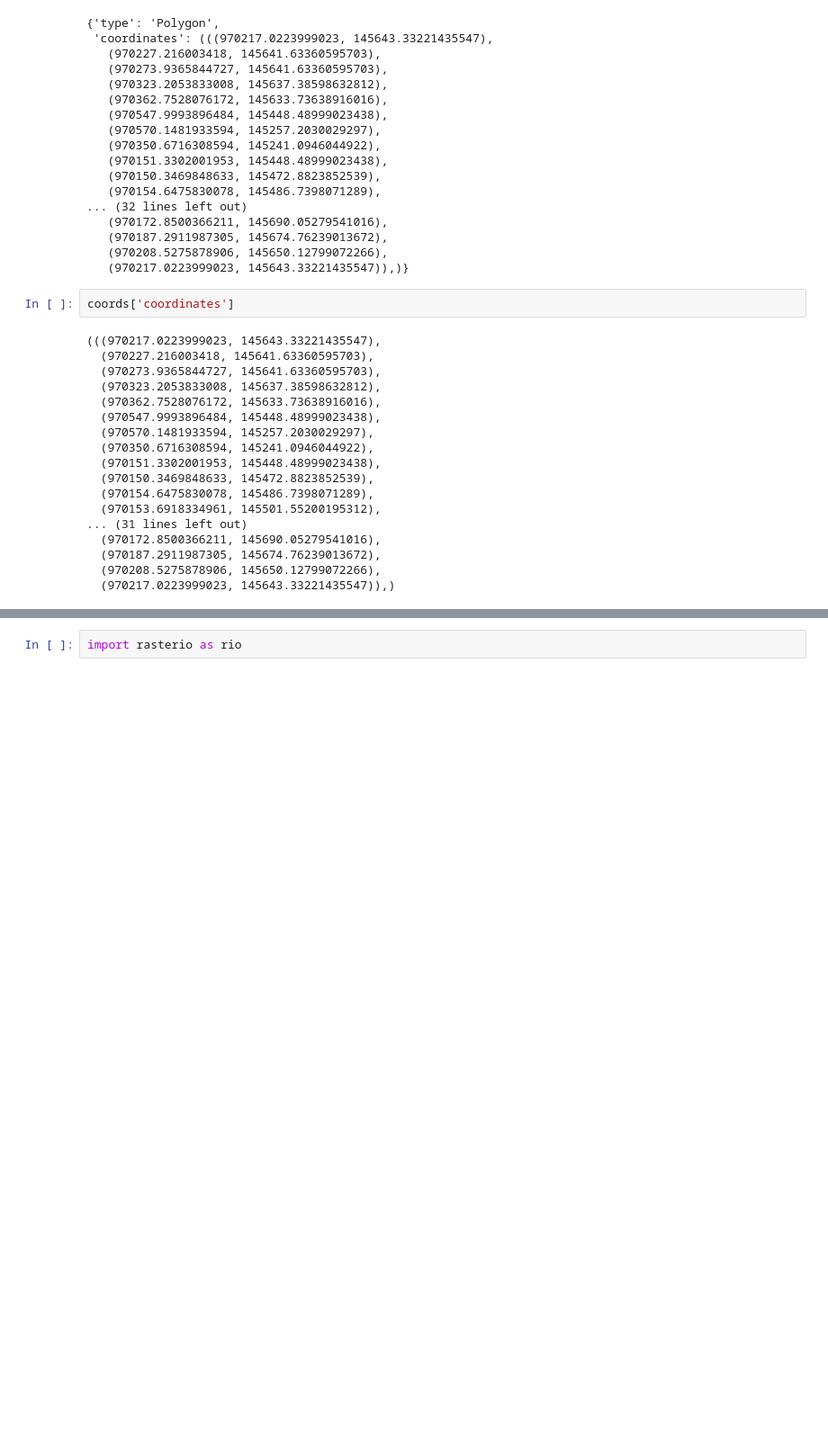
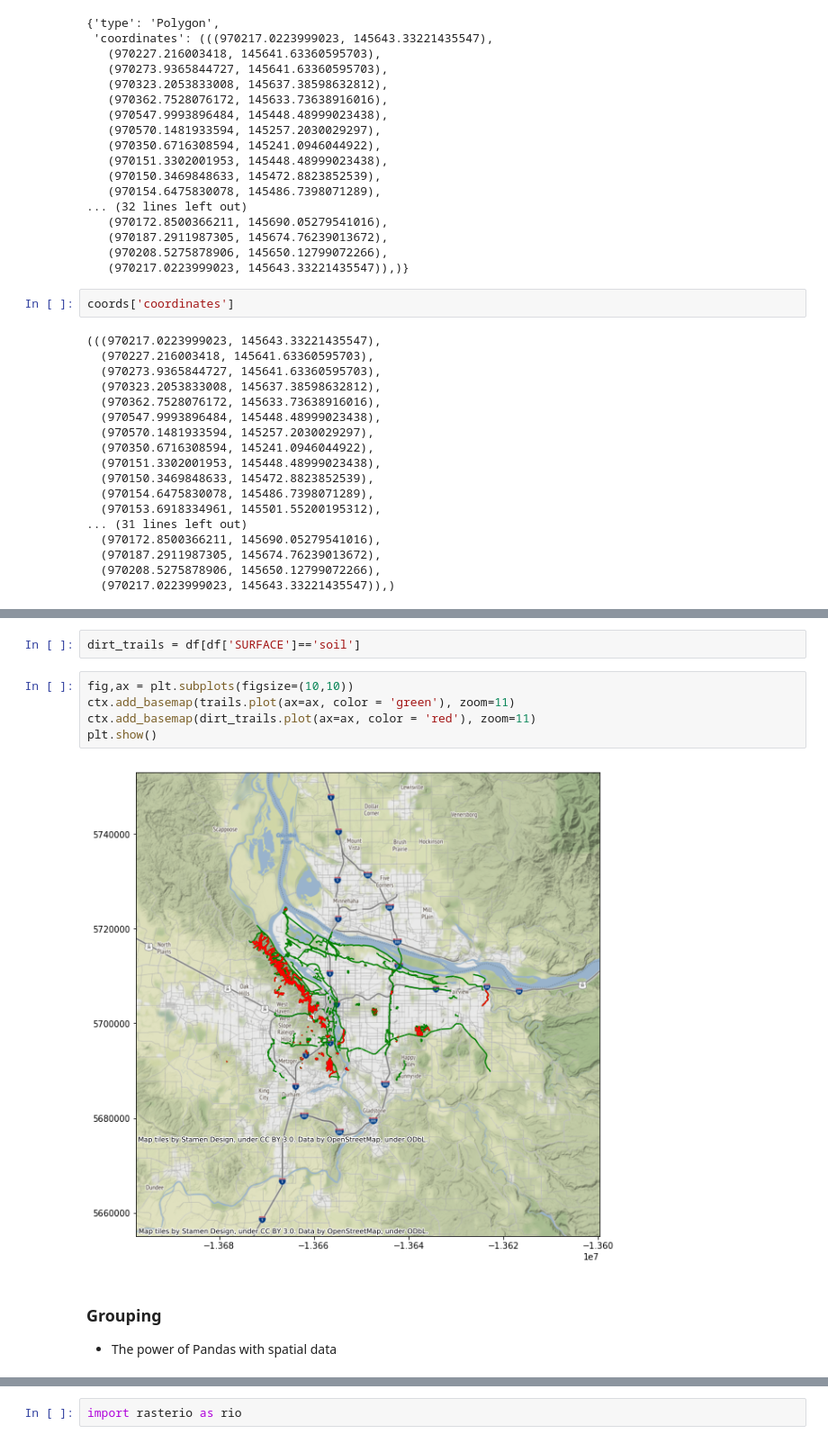
Before and after one commit to mhweber/GIS_Workgroup2019, a Jupyter notebook: PythonGroupTalk.ipynb, the cells around one changed output, grey strips where cells are left out. Shown at 90% size. Cells and saved outputs as stored; diff of their text form; blank space fills up the shorter version.

```diff
--- a/PythonGroupTalk.ipynb
+++ b/PythonGroupTalk.ipynb
@@ -137,0 +208,12 @@ coords['coordinates']
+# %%
+dirt_trails = df[df['SURFACE']=='soil']
+# %%
+fig,ax = plt.subplots(figsize=(10,10))
+ctx.add_basemap(trails.plot(ax=ax, color = 'green'), zoom=11)
+ctx.add_basemap(dirt_trails.plot(ax=ax, color = 'red'), zoom=11)
+plt.show()
+# %% [output]
+[figure, added]
+# %% [markdown]
+### Grouping
+- The power of Pandas with spatial data
```
Also changed, not shown: parts of 29 cells of this notebook, 1 other file.
